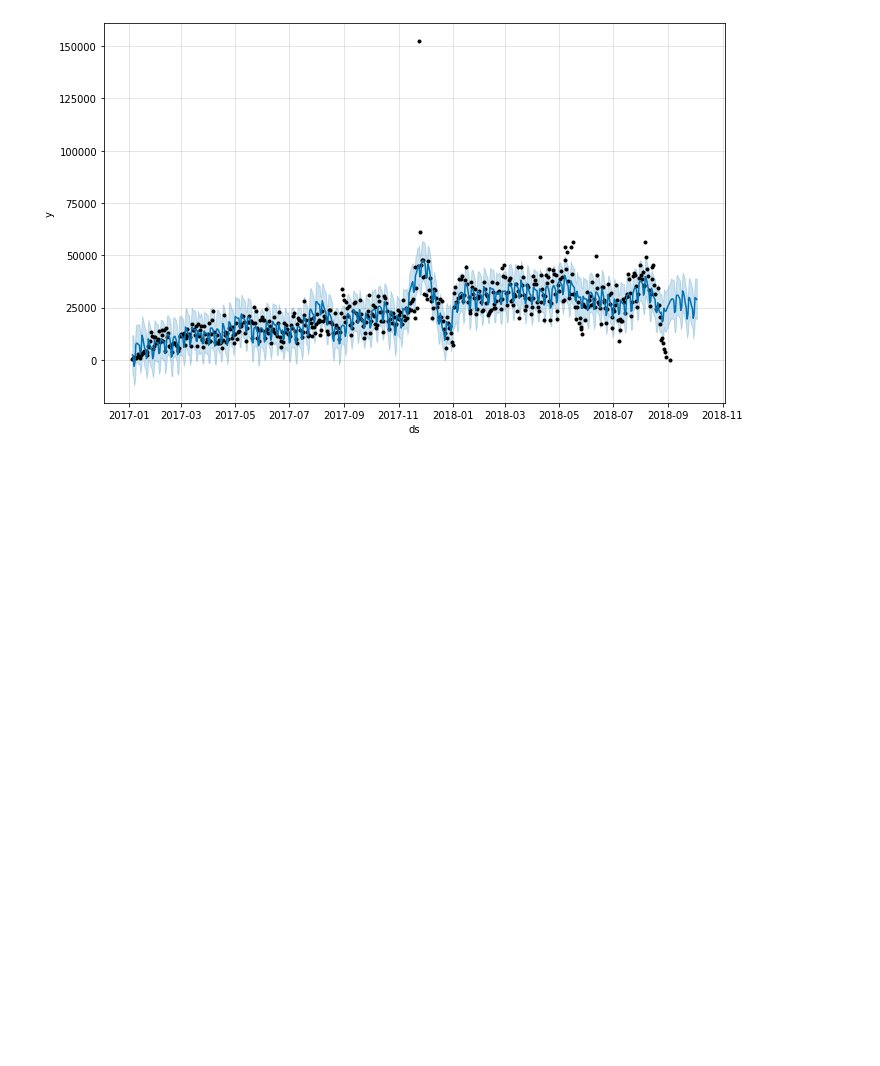
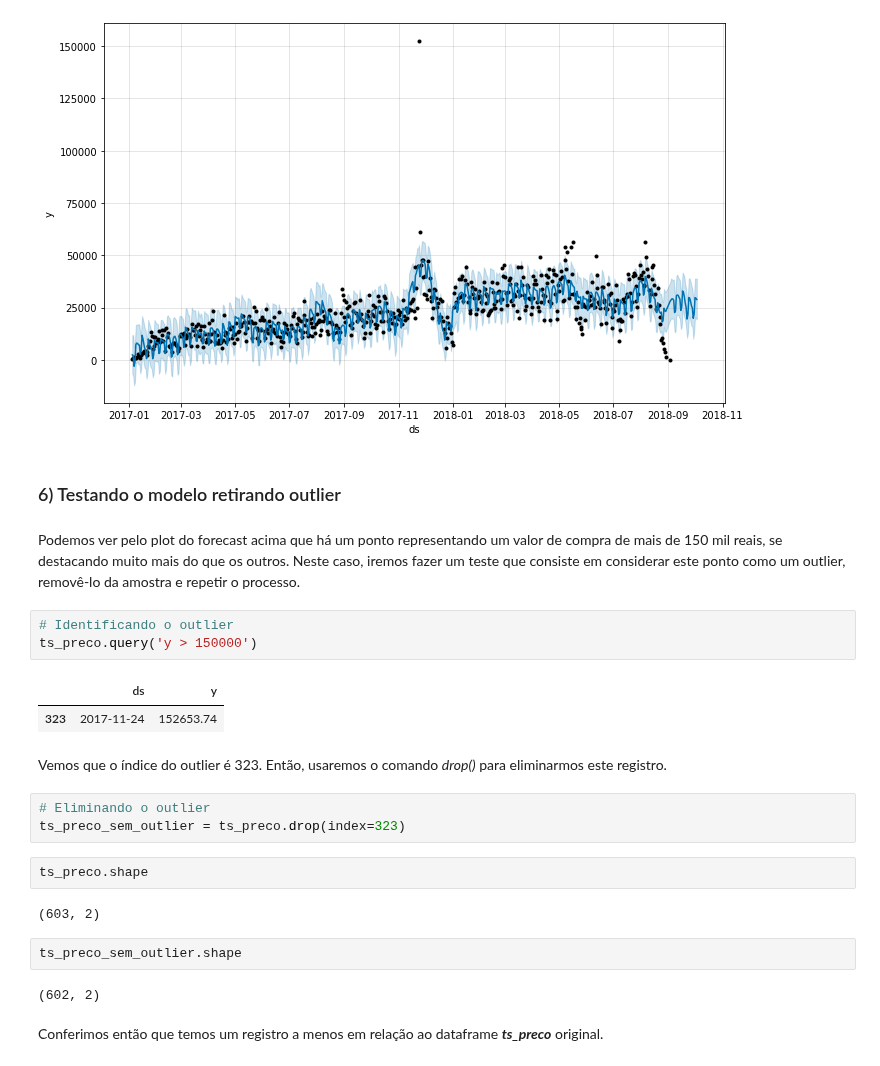
Before and after one commit to smalvar/olist-e-commerce, a Jupyter notebook: time_series_analysis_testes.ipynb, the cells around one changed output. Cells and saved outputs as stored; diff of their text form; blank space fills up the shorter version.

Commit message:
Create an outliers test section

```diff
--- a/time_series_analysis_testes.ipynb
+++ b/time_series_analysis_testes.ipynb
@@ -400,3 +400,28 @@ model_preco.plot_components(forecast_preco);
 model_preco.plot(forecast_preco);
 # %% [output]
 [figure]
+# %% [markdown]
+### 6) Testando o modelo retirando outlier
+# %% [markdown]
+Podemos ver pelo plot do forecast acima que há um ponto representando um valor de compra de mais de 150 mil reais, se destacando muito mais do que os outros. Neste caso, iremos fazer um teste que consiste em considerar este ponto como um outlier, removê-lo da amostra e repetir o processo.
+# %%
+# Identificando o outlier
+ts_preco.query('y > 150000')
+# %% [output]
+|  | ds | y |
+| 323 | 2017-11-24 | 152653.74 |
+# %% [markdown]
+Vemos que o índice do outlier é 323. Então, usaremos o comando *drop()* para eliminarmos este registro.
+# %%
+# Eliminando o outlier
+ts_preco_sem_outlier = ts_preco.drop(index=323)
+# %%
+ts_preco.shape
+# %% [output]
+(603, 2)
+# %%
+ts_preco_sem_outlier.shape
+# %% [output]
+(602, 2)
+# %% [markdown]
+Conferimos então que temos um registro a menos em relação ao dataframe ***ts_preco*** original.
```
